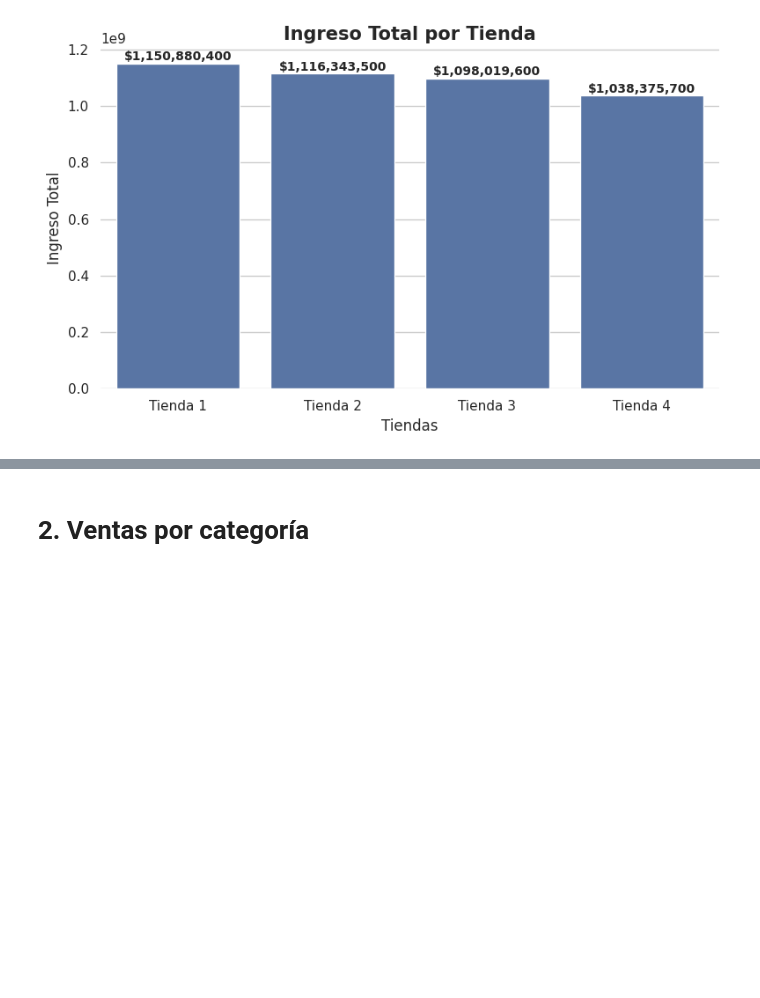
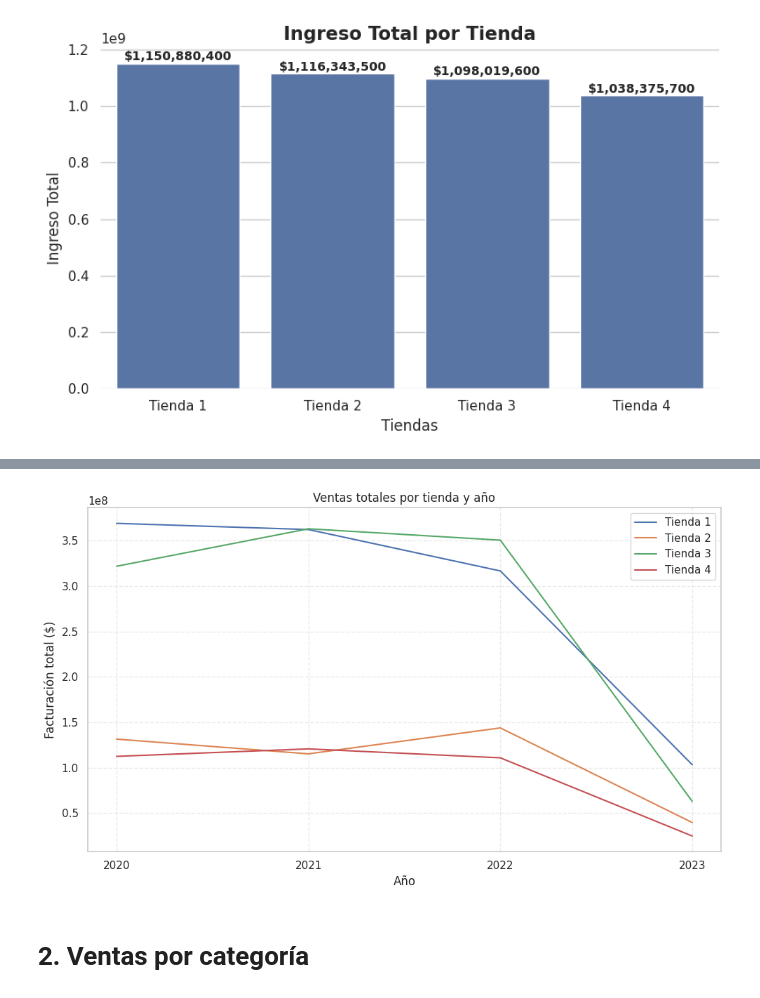
Before and after one commit to david125-cmd/python-data-science-challenge-alura-store, a Jupyter notebook: AluraStoreLatam.ipynb, the cells around one changed output, grey strips where cells are left out. Drawn from its saved outputs; the diff is of its cells as text; code cells hidden in the pictures; blank space fills up the shorter version.

```diff
--- a/AluraStoreLatam.ipynb
+++ b/AluraStoreLatam.ipynb
@@ -69,3 +69,28 @@ plt.tight_layout()
 plt.show()
 # %% [output]
 [figure]
+# %%
+#Revisamos las ventas por año de cada una de las tiendas para visualizar la evaluacion del desempeño de las tiendas
+
+
+for df in [tienda_1, tienda_2, tienda_3, tienda_4]:
+    df['Fecha de Compra'] = pd.to_datetime(df['Fecha de Compra'], errors='coerce', format="%d/%m/%Y")
+    df['Año'] = df['Fecha de Compra'].dt.year
+
+ventas_por_anio = {
+    'Tienda 1': tienda_1.groupby('Año')['Precio'].sum(),
+    'Tienda 2': tienda_2.groupby('Año')['Precio'].sum(),
+    'Tienda 3': tienda_3.groupby('Año')['Precio'].sum(),
+    'Tienda 4': tienda_4.groupby('Año')['Precio'].sum()
+}
+
+df_ventas_anuales = pd.DataFrame(ventas_por_anio)
+
+print("Ventas totales por tienda y año:\n")
+print(df_ventas_anuales)
+
+print("\nTienda que más vendió por año:\n")
+print(df_ventas_anuales.idxmax(axis=1))
+
+print("\nTienda que menos vendió por año:\n")
+print(df_ventas_anuales.idxmin(axis=1))
@@ -72,3 +115,19 @@ plt.show()
+# %%
+plt.figure(figsize=(10,6))
+
+for tienda in df_ventas_anuales.columns:
+    plt.plot(df_ventas_anuales.index, df_ventas_anuales[tienda], label=tienda)
+
+plt.title("Ventas totales por tienda y año")
+plt.xlabel("Año")
+plt.ylabel("Facturación total ($)")
+plt.xticks(df_ventas_anuales.index.astype(int))
+plt.legend()
+plt.grid(True, linestyle='--', alpha=0.4)
+plt.tight_layout()
+plt.show()
+# %% [output]
+[figure, added]
 # %% [markdown]
 # 2. Ventas por categoría
 # %% [markdown]
```
Also changed, not shown: parts of 1 cell of this notebook.
